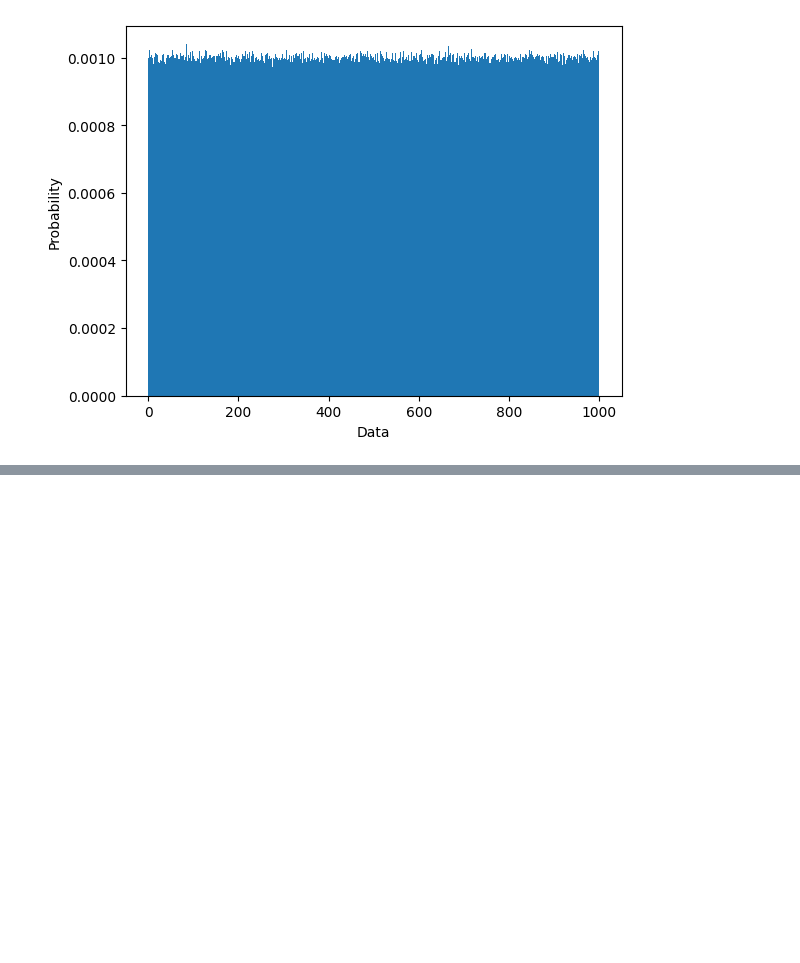
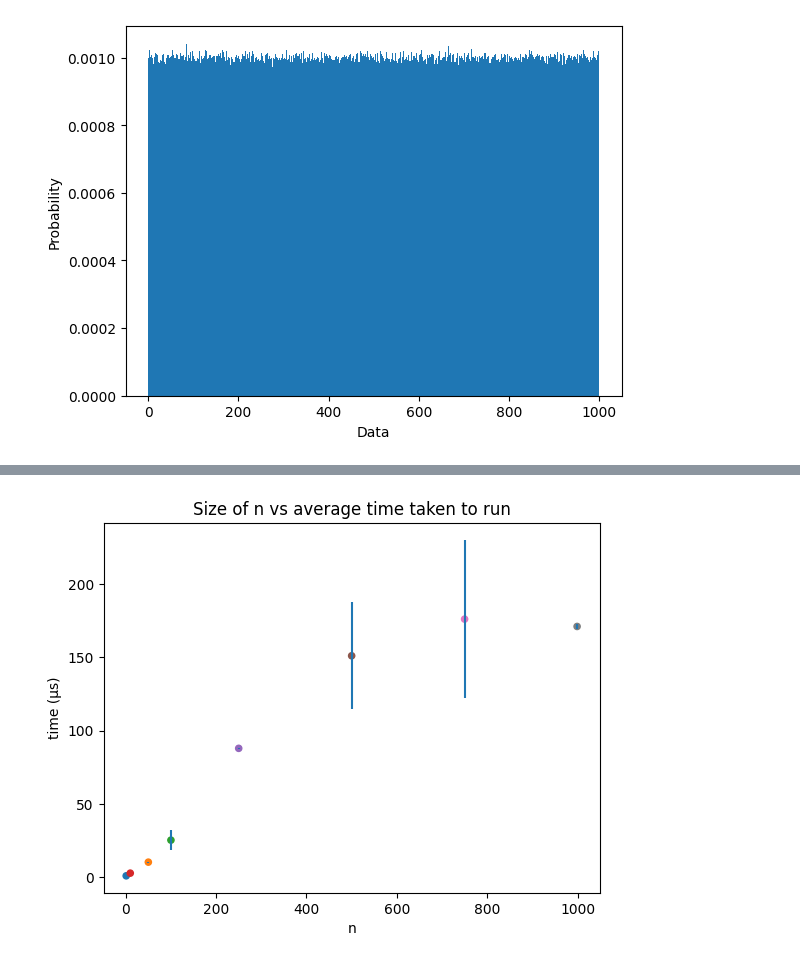
Before and after one commit to ServitorOfQuanta/Random-Sampler, a Jupyter notebook: experiments.ipynb, the cells around one changed output, grey strips where cells are left out. Drawn from its saved outputs; the diff is of its cells as text; code cells hidden in the pictures; blank space fills up the shorter version.

```diff
--- a/experiments.ipynb
+++ b/experiments.ipynb
@@ -32,0 +85,8 @@ Text(0.5, 0, 'Data')
+# %%
+random_times = {
+    "n": [1, 10, 50, 100, 250, 500, 750, 999],
+    "time": [0.972, 2.8, 10.3, 25.3, 87.9, 151, 176, 171],
+    "error": [0.0639, 0.0736, 0.268, 6.99, 0.347, 36.4, 54, 1.68]
+}
+
+rt_df = pd.DataFrame(random_times)
@@ -32,0 +97,4 @@ Text(0.5, 0, 'Data')
+# %%
+ax = rt_df.plot(kind='scatter', x="n", y="time", yerr='error', color=['C0', 'C3', 'C1', 'C2', 'C4', 'C5', 'C6', 'C7'], ylabel="time (µs)",  title="Size of n vs average time taken to run")
+# %% [output]
+[figure, added]
```
Also changed, not shown: parts of 15 cells of this notebook, 1 other file.
